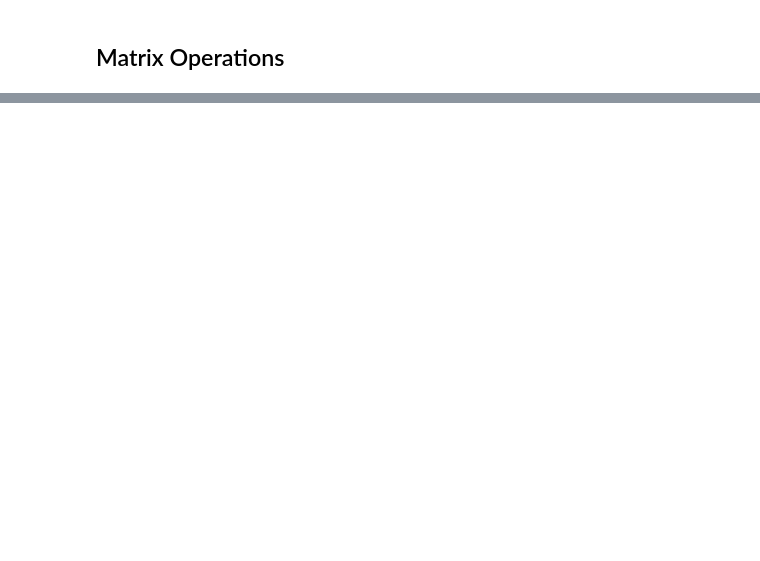
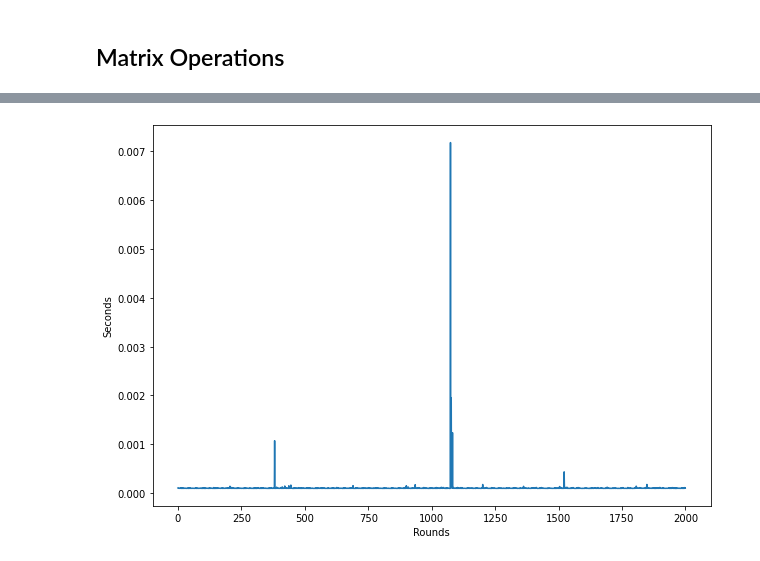
Before and after one commit to skozh/ADA1, a Jupyter notebook: Task1.ipynb, the cells around one changed output, grey strips where cells are left out. Saved outputs shown, nothing was run; the diff lists cells and outputs as text; code cells hidden in the pictures; blank space fills up the shorter version.

```diff
--- a/Task1.ipynb
+++ b/Task1.ipynb
@@ -106,6 +113,7 @@ def generate_matrix(arr):
     return np.random.rand(arr, arr)
 # %%
 mat_time_averages = np.zeros(5)
+mat_time_elapsed = np.zeros(2000)
 
 for run in range(5):
     mat_time_elapsed = np.zeros(2000)
@@ -121,3 +140,11 @@ for run in range(5):
+# %%
+fig = plt.figure(figsize=(10, 7))
+plt.plot(mat_time_elapsed)
+plt.xlabel('Rounds')
+plt.ylabel('Seconds')
+plt.show()
+# %% [output]
+[figure, added]
 # %%
 mat_time_averages
 # %% [output]
```
Also changed, not shown: parts of 8 cells of this notebook.
